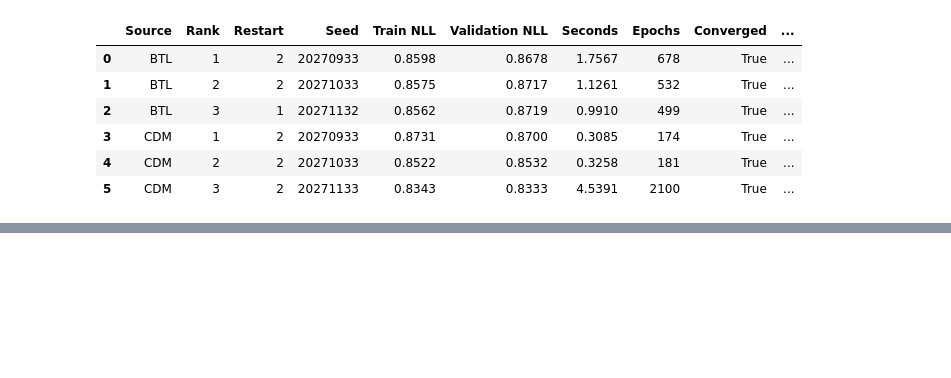
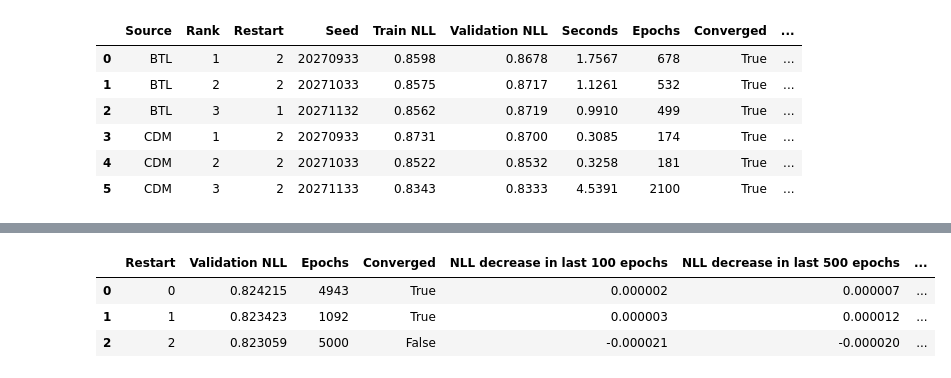
Before and after one commit to rbhdsks/Learning-from-Comparison-Data-Master-Thesis-Project-, a Jupyter notebook: notebooks/experiments/Context_Dependent_Model/04-Unifiednotebook.ipynb, the cells around one changed output, grey strips where cells are left out. Saved outputs shown, nothing was run; the diff lists cells and outputs as text; code cells hidden in the pictures; blank space fills up the shorter version.

```diff
--- a/notebooks/experiments/Context_Dependent_Model/04-Unifiednotebook.ipynb
+++ b/notebooks/experiments/Context_Dependent_Model/04-Unifiednotebook.ipynb
@@ -894,0 +1073,33 @@ display(
+# %%
+# Check whether CDM rank-5 fits were still improving near the epoch limit.
+rank5_diagnostic_rows = []
+
+for restart in LOW_RANK_RESTARTS:
+    fitted = low_rank_results[("CDM", 5, restart)]
+    history = fitted.nll_history
+    row = low_rank_summary.loc[
+        (low_rank_summary["Source"] == "CDM")
+        & (low_rank_summary["Rank"] == 5)
+        & (low_rank_summary["Restart"] == restart)
+    ].iloc[0]
+
+    rank5_diagnostic_rows.append({
+        "Restart": restart,
+        "Validation NLL": row["Validation NLL"],
+        "Epochs": fitted.epochs_completed,
+        "Converged": fitted.converged,
+        "NLL decrease in last 100 epochs": history[-101] - history[-1],
+        "NLL decrease in last 500 epochs": history[-501] - history[-1],
+        "Final gradient norm": fitted.gradient_norm_history[-1],
+    })
+
+rank5_diagnostics = pd.DataFrame(rank5_diagnostic_rows)
+rank5_diagnostics.to_csv(
+    LOG_DIR / "04_cdm_rank5_convergence_diagnostics.csv", index=False
+)
+display(rank5_diagnostics.round(7))
+# %% [output]
+|  | Restart | Validation NLL | Epochs | Converged | NLL decrease in last 100 epochs | NLL decrease in last 500 epochs | ... |
+| 0 | 0 | 0.824215 | 4943 | True | 0.000002 | 0.000007 | ... |
+| 1 | 1 | 0.823423 | 1092 | True | 0.000003 | 0.000012 | ... |
+| 2 | 2 | 0.823059 | 5000 | False | -0.000021 | -0.000020 | ... |
```
Also changed, not shown: parts of 4 cells of this notebook.
